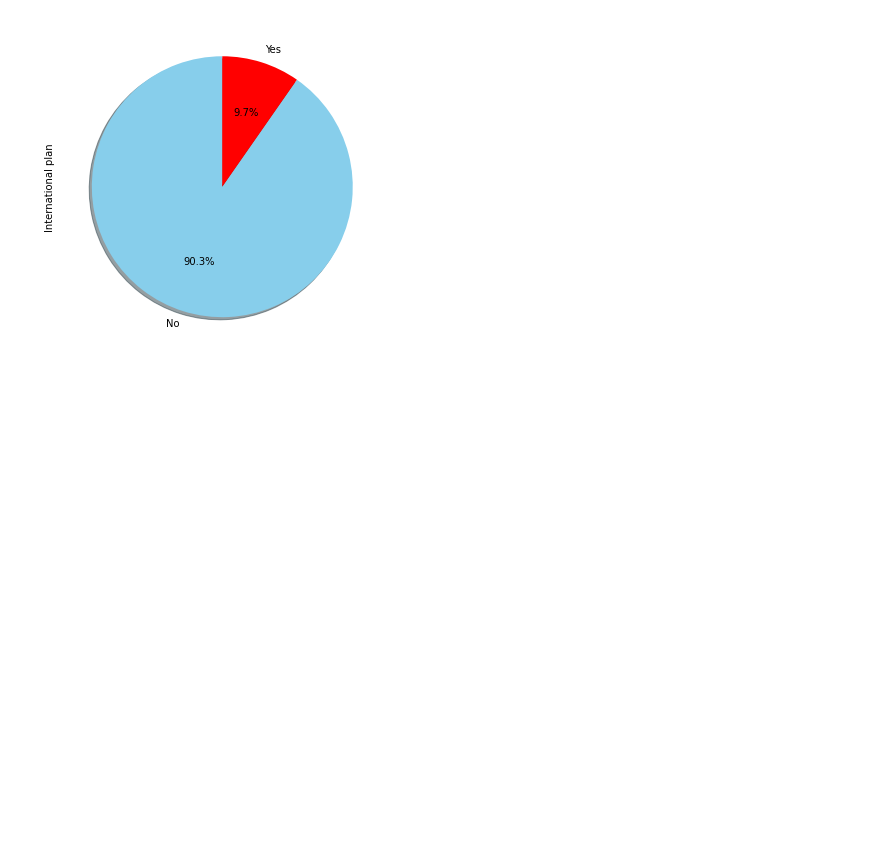
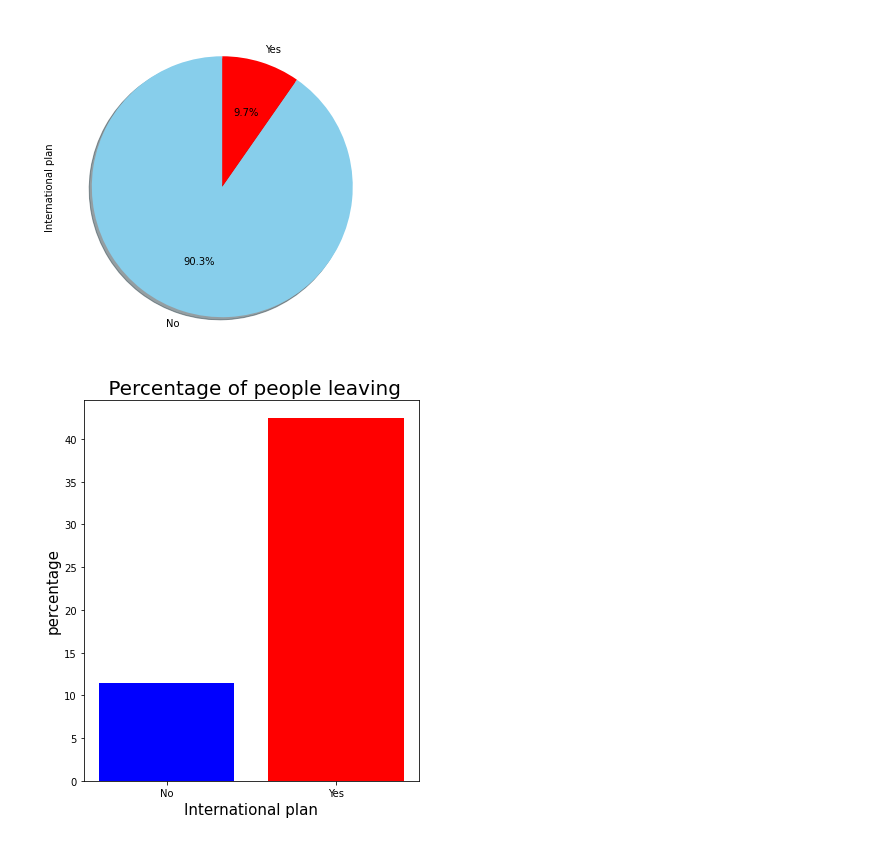
Before and after one commit to Creatrohit9/tele_churn-ANALYSIS, a Jupyter notebook: rohit_bhadauriya_EDA_2Telecom_Churn_Analysis_Capstone_Project.ipynb, the cells around one changed output. Drawn from its saved outputs; the diff is of its cells as text; code cells hidden in the pictures; blank space fills up the shorter version.

Commit message:
Commit for international plane customer left

```diff
--- a/rohit_bhadauriya_EDA_2Telecom_Churn_Analysis_Capstone_Project.ipynb
+++ b/rohit_bhadauriya_EDA_2Telecom_Churn_Analysis_Capstone_Project.ipynb
@@ -419,3 +419,19 @@ tele_df['International plan'].value_counts().plot(kind='pie',
 # %% [output]
 <matplotlib.axes._subplots.AxesSubplot at 0x...>
 [figure]
+# %%
+i1 = tele_df['International plan'].unique()
+i2 = tele_df.groupby('International plan')['Churn'].mean()*100
+i3 = tele_df.groupby(['International plan'])['Total intl charge'].mean()
+i4 = tele_df.groupby(["Churn"])['Total intl minutes'].mean()
+# %%
+plt.rcParams['figure.figsize'] = (6, 7)
+
+plt.bar(i1,i2 , color=['b','r'])
+
+plt.title(" Percentage of people leaving", fontsize = 20)
+plt.xlabel('International plan', fontsize = 15)
+plt.ylabel('percentage', fontsize = 15)
+plt.show()
+# %% [output]
+[figure, added]
```
